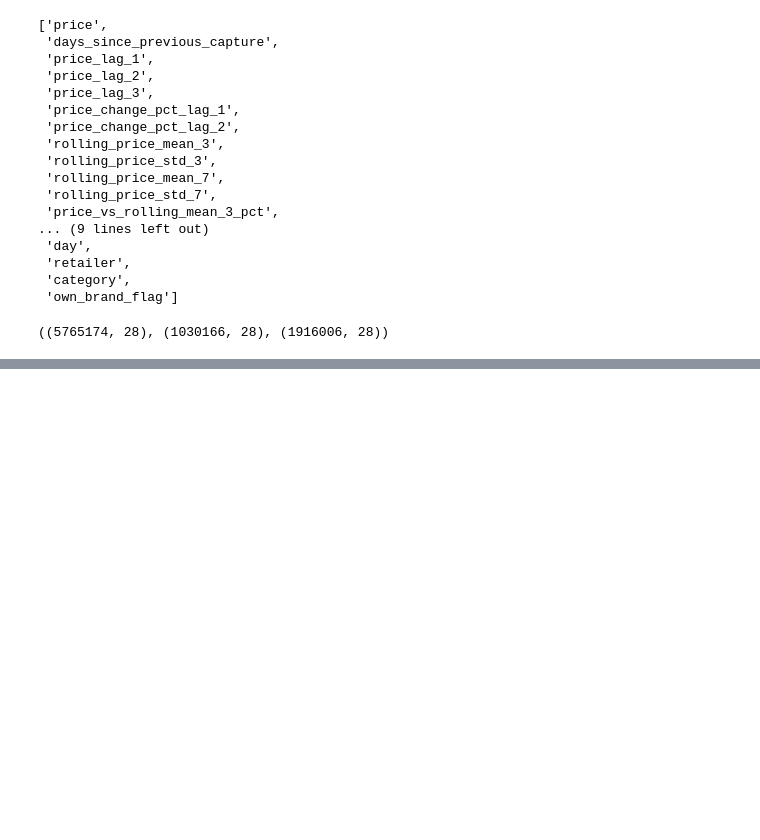
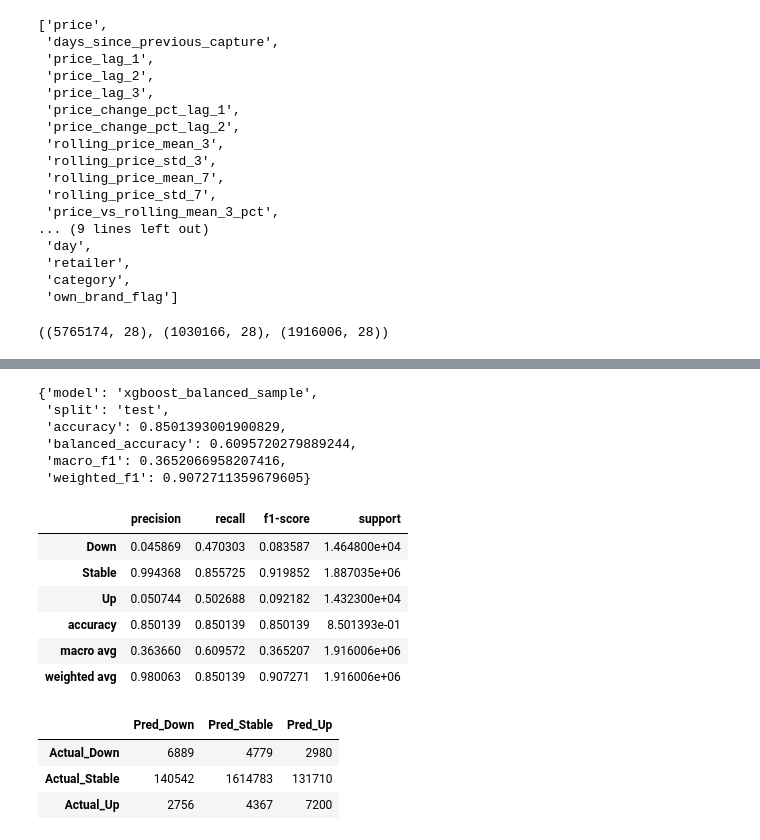
Before and after one commit to kondacharansair-ctrl/supermarket-price-direction, a Jupyter notebook: notebooks/08_model_interpretation.ipynb, the cells around one changed output, grey strips where cells are left out. Cells and saved outputs as stored; diff of their text form; code cells hidden in the pictures; blank space fills up the shorter version.

```diff
--- a/notebooks/08_model_interpretation.ipynb
+++ b/notebooks/08_model_interpretation.ipynb
@@ -108,0 +255,59 @@ train_df.shape, val_df.shape, test_df.shape
+# %%
+y_test_pred = model.predict(X_test)
+
+test_metrics = {
+    "model": "xgboost_balanced_sample",
+    "split": "test",
+    "accuracy": accuracy_score(y_test, y_test_pred),
+    "balanced_accuracy": balanced_accuracy_score(y_test, y_test_pred),
+    "macro_f1": f1_score(y_test, y_test_pred, average="macro"),
+    "weighted_f1": f1_score(y_test, y_test_pred, average="weighted"),
+}
+
+test_metrics
+# %% [output]
+{'model': 'xgboost_balanced_sample',
+ 'split': 'test',
+ 'accuracy': 0.8501393001900829,
+ 'balanced_accuracy': 0.6095720279889244,
+ 'macro_f1': 0.3652066958207416,
+ 'weighted_f1': 0.9072711359679605}
+# %%
+test_report = classification_report(
+    y_test,
+    y_test_pred,
+    labels=[0, 1, 2],
+    target_names=["Down", "Stable", "Up"],
+    output_dict=True,
+    zero_division=0
+)
+
+test_report_df = pd.DataFrame(test_report).T
+test_report_df
+# %% [output]
+|  | precision | recall | f1-score | support |
+| Down | 0.045869 | 0.470303 | 0.083587 | 1.464800e+04 |
+| Stable | 0.994368 | 0.855725 | 0.919852 | 1.887035e+06 |
+| Up | 0.050744 | 0.502688 | 0.092182 | 1.432300e+04 |
+| accuracy | 0.850139 | 0.850139 | 0.850139 | 8.501393e-01 |
+| macro avg | 0.363660 | 0.609572 | 0.365207 | 1.916006e+06 |
+| weighted avg | 0.980063 | 0.850139 | 0.907271 | 1.916006e+06 |
+# %%
+test_cm = confusion_matrix(
+    y_test,
+    y_test_pred,
+    labels=[0, 1, 2]
+)
+
+test_cm_df = pd.DataFrame(
+    test_cm,
+    index=["Actual_Down", "Actual_Stable", "Actual_Up"],
+    columns=["Pred_Down", "Pred_Stable", "Pred_Up"]
+)
+
+test_cm_df
+# %% [output]
+|  | Pred_Down | Pred_Stable | Pred_Up |
+| Actual_Down | 6889 | 4779 | 2980 |
+| Actual_Stable | 140542 | 1614783 | 131710 |
+| Actual_Up | 2756 | 4367 | 7200 |
```
Also changed, not shown: parts of 10 cells of this notebook.
